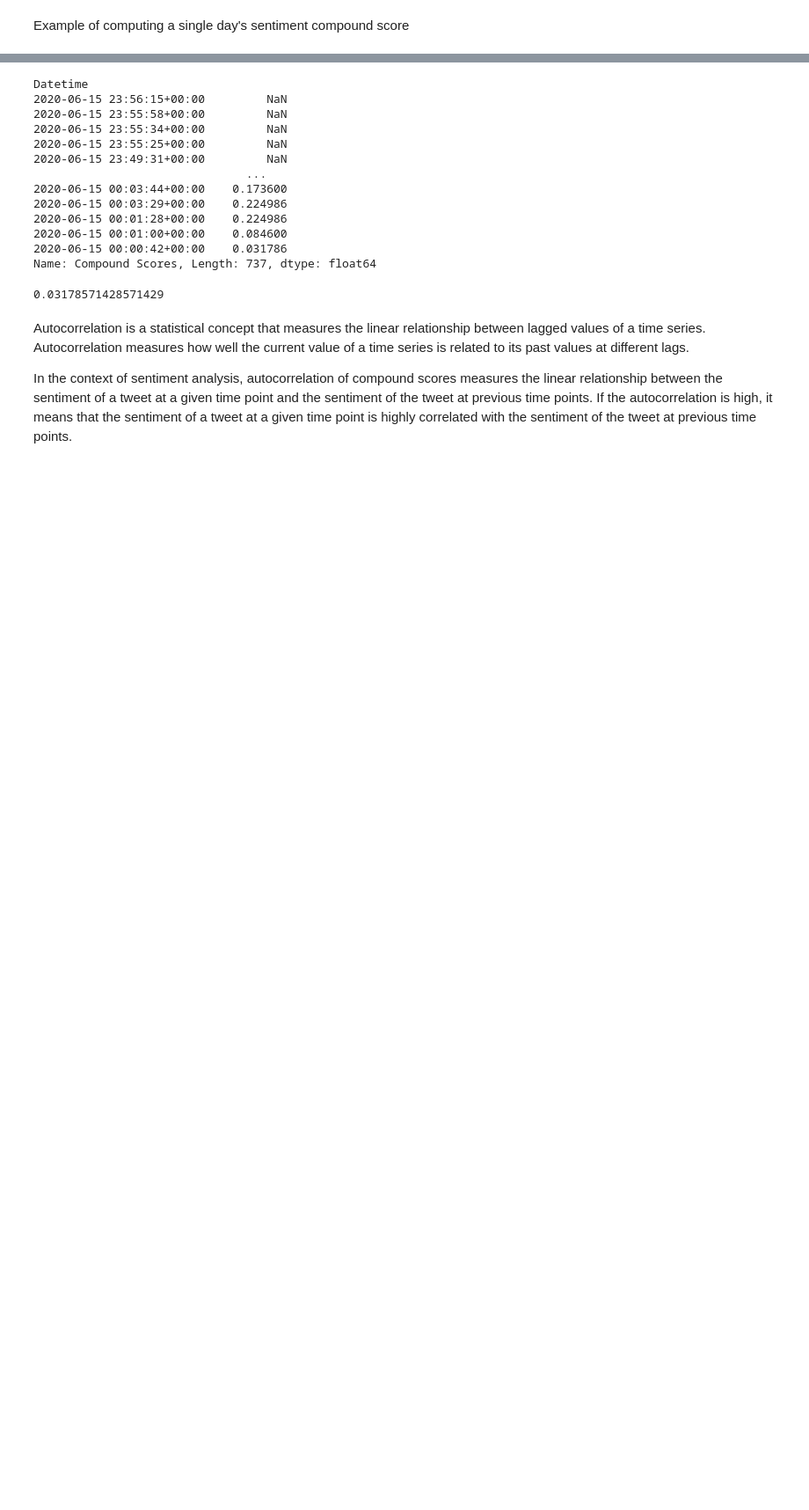
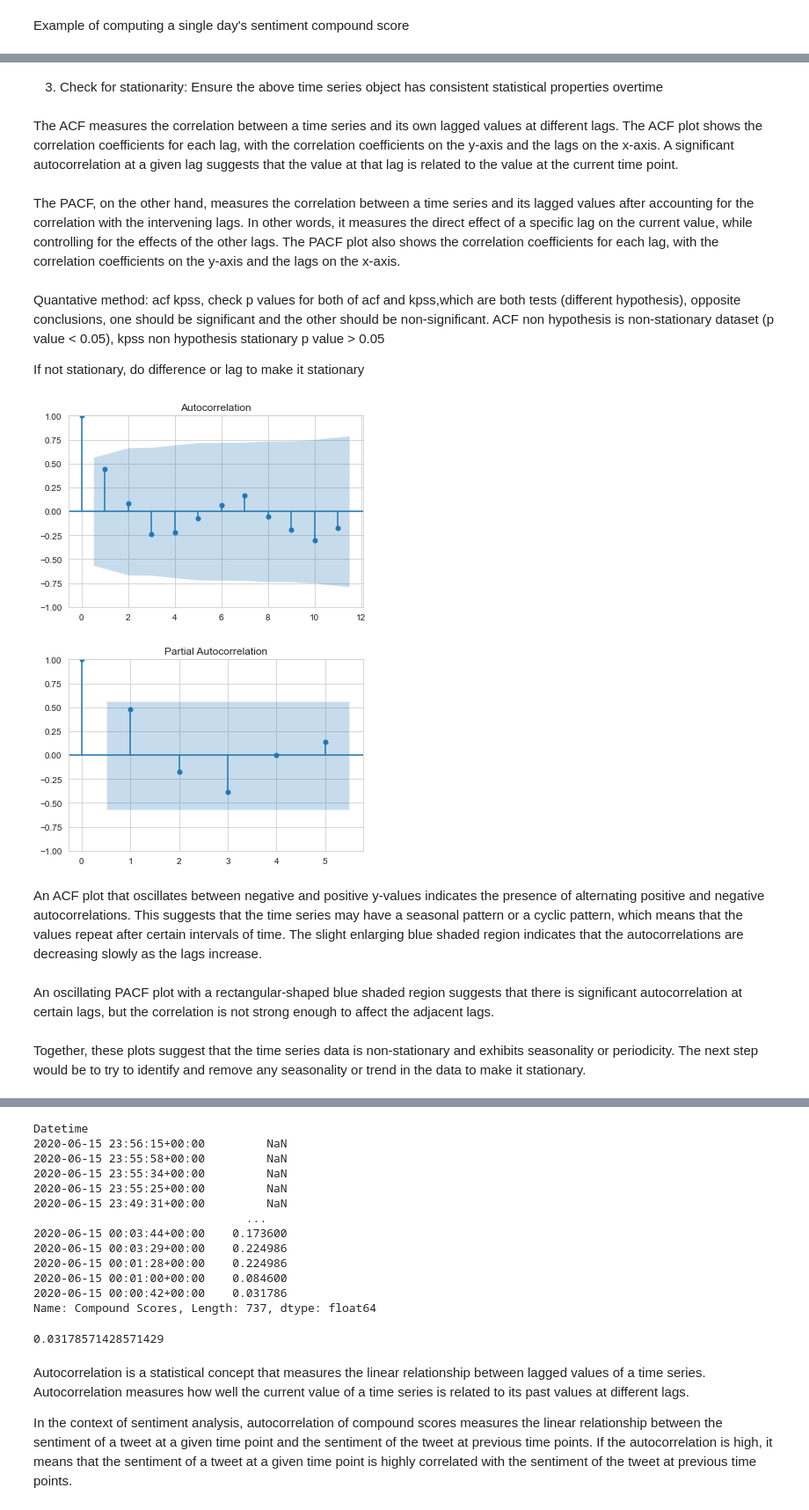
Before and after one commit to macs30200-s23/replication-materials-yuzhouw313, a Jupyter notebook: twitter_analysis.ipynb, the cells around one changed output, grey strips where cells are left out. Shown at 88% size. Drawn from its saved outputs; the diff is of its cells as text; code cells hidden in the pictures; blank space fills up the shorter version.

```diff
--- a/twitter_analysis.ipynb
+++ b/twitter_analysis.ipynb
@@ -517 +564,33 @@ plt.show()
+# %% [markdown]
+3. Check for stationarity: Ensure the above time series object has consistent statistical properties overtime
+# %% [markdown]
+The ACF measures the correlation between a time series and its own lagged values at different lags. The ACF plot shows the correlation coefficients for each lag, with the correlation coefficients on the y-axis and the lags on the x-axis. A significant autocorrelation at a given lag suggests that the value at that lag is related to the value at the current time point.
+# %% [markdown]
+The PACF, on the other hand, measures the correlation between a time series and its lagged values after accounting for the correlation with the intervening lags. In other words, it measures the direct effect of a specific lag on the current value, while controlling for the effects of the other lags. The PACF plot also shows the correlation coefficients for each lag, with the correlation coefficients on the y-axis and the lags on the x-axis.
+# %% [markdown]
+Quantative method: acf kpss, check p values for both of acf and kpss,which are both tests (different hypothesis), opposite conclusions, one should be significant and the other should be non-significant. ACF non hypothesis is non-stationary dataset (p value < 0.05), kpss non hypothesis stationary p value > 0.05
+
+If not stationary, do difference or lag to make it stationary
+# %%
+from statsmodels.graphics.tsaplots import plot_acf, plot_pacf
+
+# Plot ACF
+plot_acf(ts_df.tweet_counts)
+plt.show()
+
+# Plot PACF
+plot_pacf(ts_df, lags=5)
+# from statsmodels.tsa.stattools import pacf
+
+# pacf_values = pacf(ts_df.tweet_counts, nlags=5)
+plt.show()
+# %% [output]
+[figure, added]
+[figure, added]
+# %% [markdown]
+An ACF plot that oscillates between negative and positive y-values indicates the presence of alternating positive and negative autocorrelations. This suggests that the time series may have a seasonal pattern or a cyclic pattern, which means that the values repeat after certain intervals of time. The slight enlarging blue shaded region indicates that the autocorrelations are decreasing slowly as the lags increase.
+# %% [markdown]
+An oscillating PACF plot with a rectangular-shaped blue shaded region suggests that there is significant autocorrelation at certain lags, but the correlation is not strong enough to affect the adjacent lags.
+# %% [markdown]
+Together, these plots suggest that the time series data is non-stationary and exhibits seasonality or periodicity. The next step would be to try to identify and remove any seasonality or trend in the data to make it stationary.
 # %% [markdown]
```
Also changed, not shown: parts of 17 cells of this notebook.
